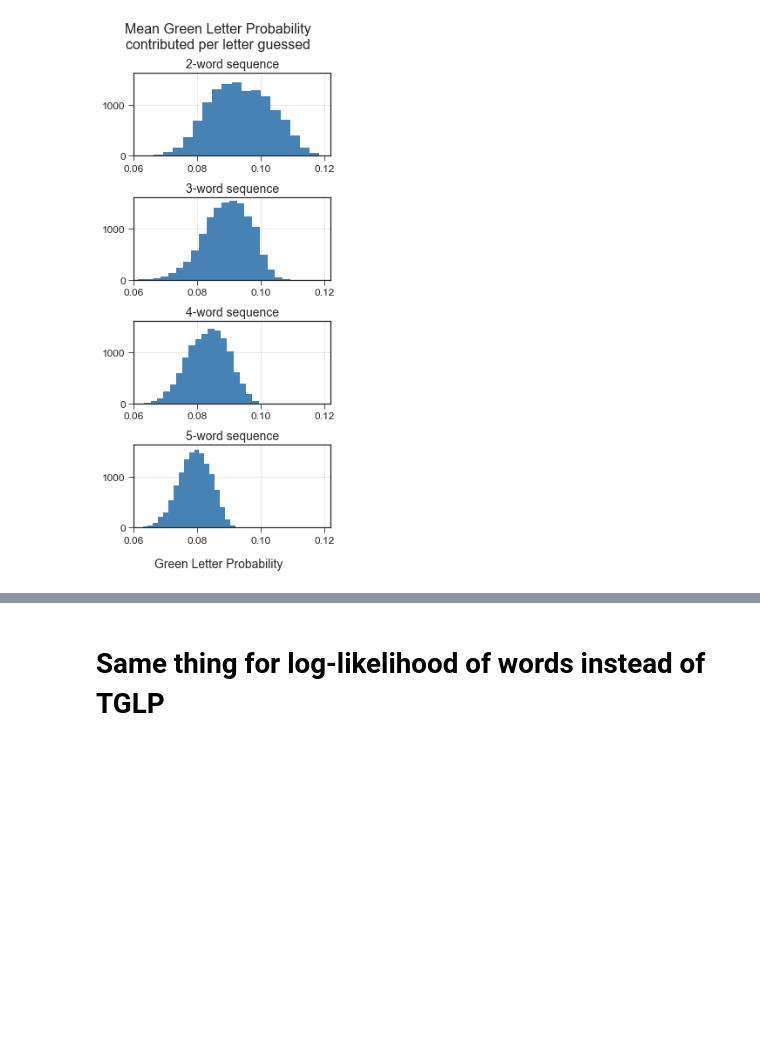
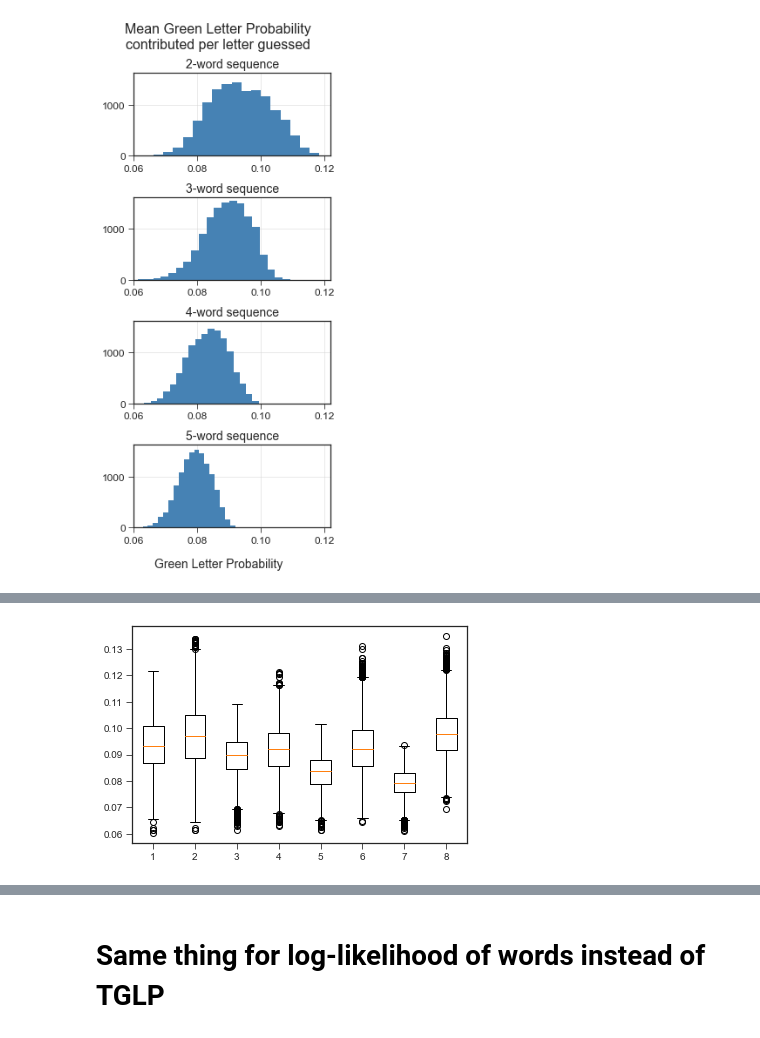
Before and after one commit to benton-anderson/wordle-opt, a Jupyter notebook: notebooks/BJA-02.4-make-guess-sequences.ipynb, the cells around one changed output, grey strips where cells are left out. Cells and saved outputs as stored; diff of their text form; code cells hidden in the pictures; blank space fills up the shorter version.

Commit message:
Figure1

```diff
--- a/notebooks/BJA-02.4-make-guess-sequences.ipynb
+++ b/notebooks/BJA-02.4-make-guess-sequences.ipynb
@@ -446,0 +463,5 @@ plt.savefig(r'..\reports\figures\mean_GLP_per_letter.svg')
+# %%
+# for i, num in enumerate(['2','3','4','5']):
+plt.boxplot(df.filter(regex='mean_tglp'));
+# %% [output]
+[figure, added]
```
Also changed, not shown: parts of 4 cells of this notebook, 7 other files.
